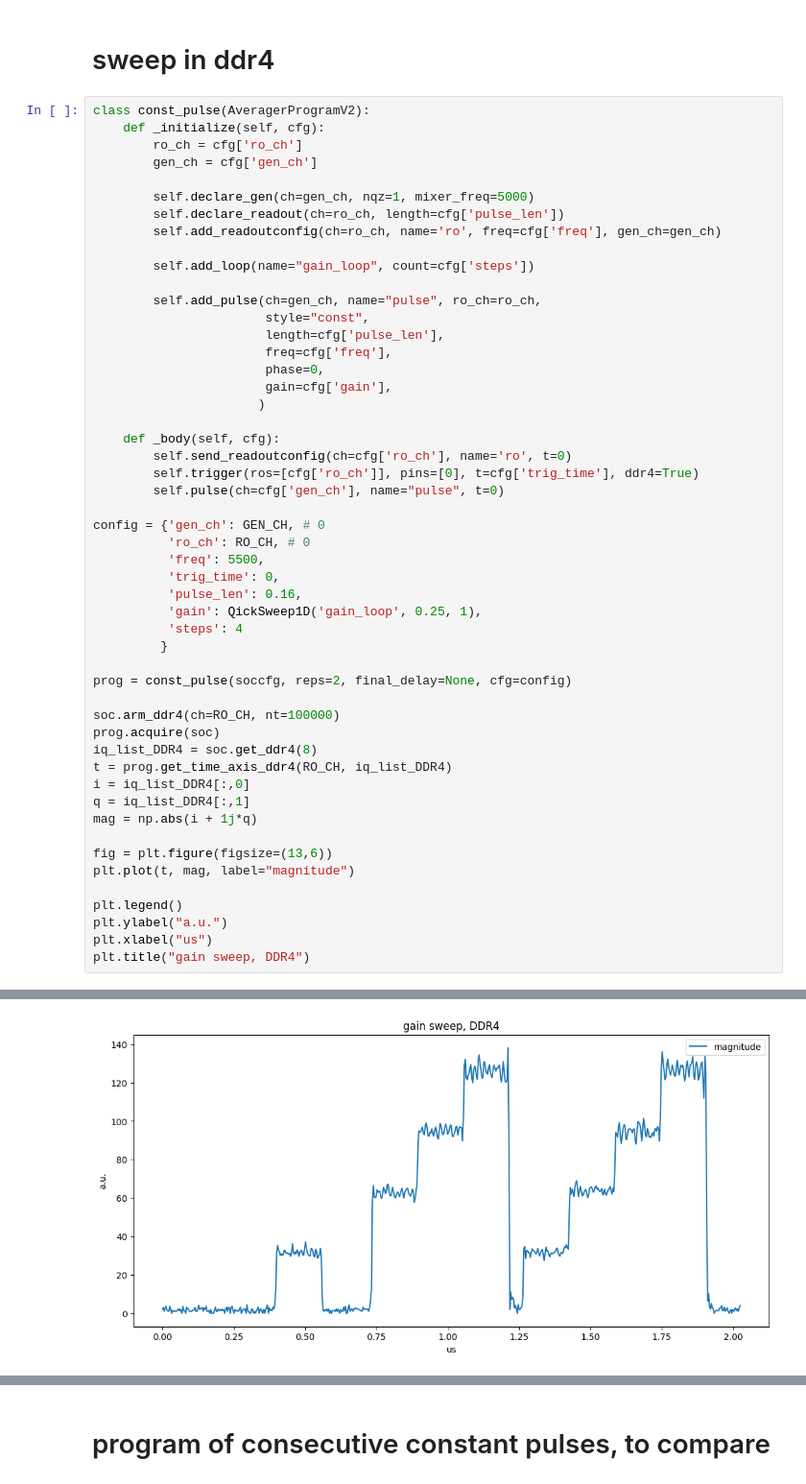
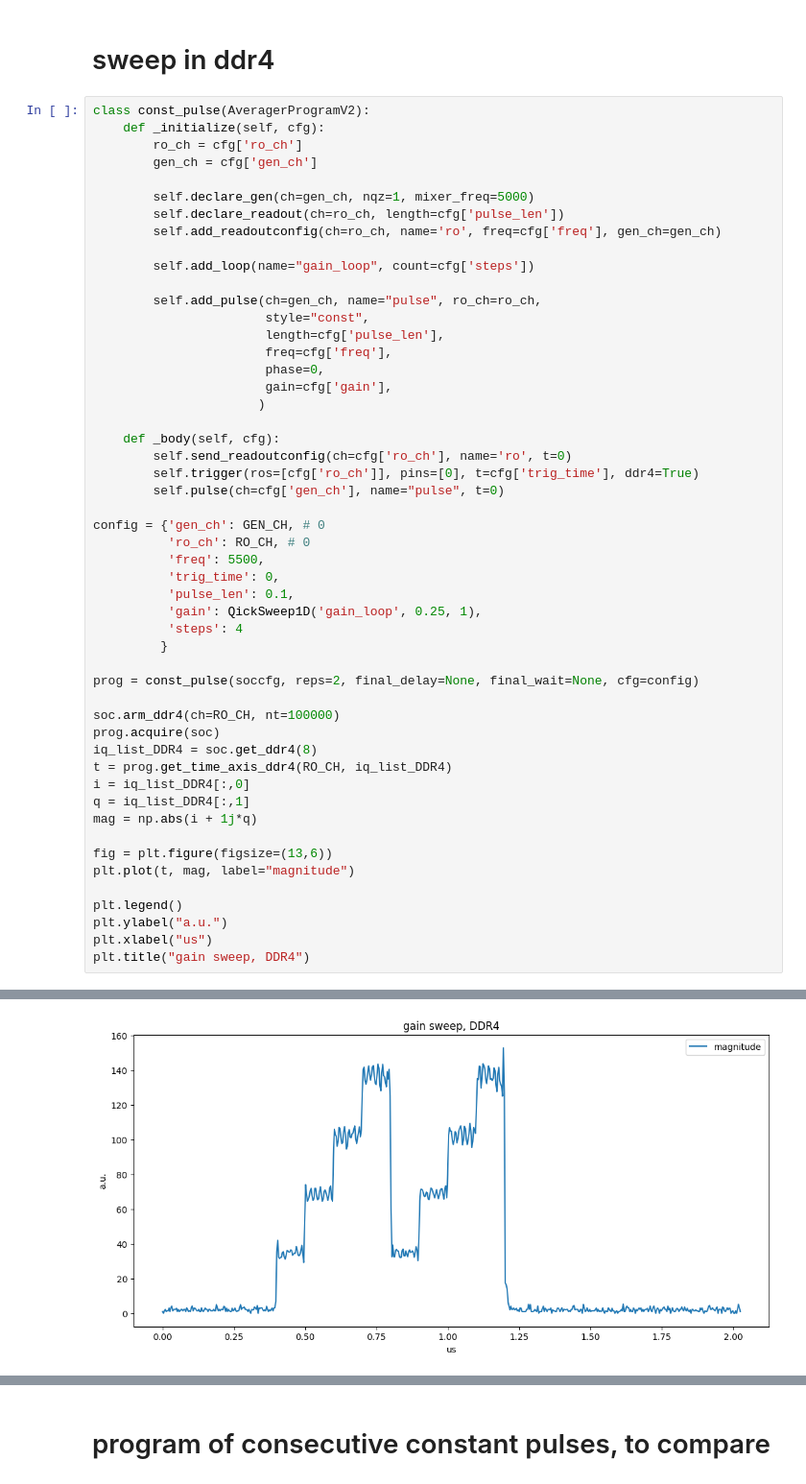
Before and after one commit to SchusterLab/ChaToT, a Jupyter notebook: nb/reading_from_ddr4.ipynb, the cells around one changed output, grey strips where cells are left out. Shown at 96% size. Drawn from its saved outputs; the diff is of its cells as text.

```diff
--- a/nb/reading_from_ddr4.ipynb
+++ b/nb/reading_from_ddr4.ipynb
@@ -274,36 +274,36 @@ class const_pulse(AveragerProgramV2):
         self.send_readoutconfig(ch=cfg['ro_ch'], name='ro', t=0)
         self.trigger(ros=[cfg['ro_ch']], pins=[0], t=cfg['trig_time'], ddr4=True)
         self.pulse(ch=cfg['gen_ch'], name="pulse", t=0)
 
 config = {'gen_ch': GEN_CH, # 0
           'ro_ch': RO_CH, # 0
           'freq': 5500,
           'trig_time': 0,
-          'pulse_len': 0.16,
+          'pulse_len': 0.1,
           'gain': QickSweep1D('gain_loop', 0.25, 1),
           'steps': 4
          }
 
-prog = const_pulse(soccfg, reps=2, final_delay=None, cfg=config)
+prog = const_pulse(soccfg, reps=2, final_delay=None, final_wait=None, cfg=config)
 
 soc.arm_ddr4(ch=RO_CH, nt=100000)
 prog.acquire(soc)
 iq_list_DDR4 = soc.get_ddr4(8)
 t = prog.get_time_axis_ddr4(RO_CH, iq_list_DDR4)
 i = iq_list_DDR4[:,0]
 q = iq_list_DDR4[:,1]
 mag = np.abs(i + 1j*q)
 
 fig = plt.figure(figsize=(13,6))
 plt.plot(t, mag, label="magnitude")
 
 plt.legend()
 plt.ylabel("a.u.")
 plt.xlabel("us")
 plt.title("gain sweep, DDR4")
 # %% [output]
 Text(0.5, 1.0, 'gain sweep, DDR4')
-[figure, old version]
+[figure, new version]
 # %%
 iq_list = prog.acquire_decimated(soc, soft_avgs=1)
 t = np.arange(8*len(prog.get_time_axis(ro_index=0)))
```
Also changed, not shown: parts of 3 cells of this notebook, 16 other files.
